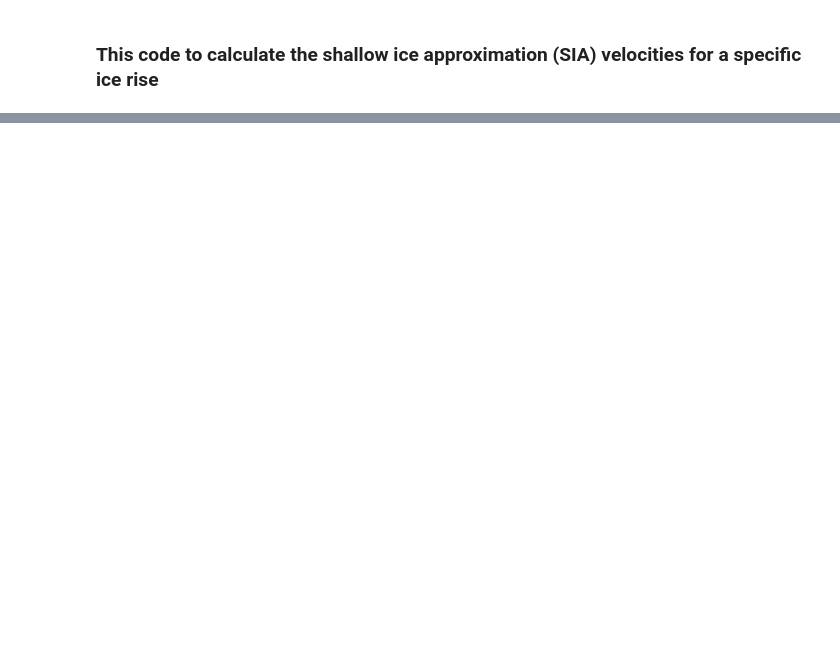
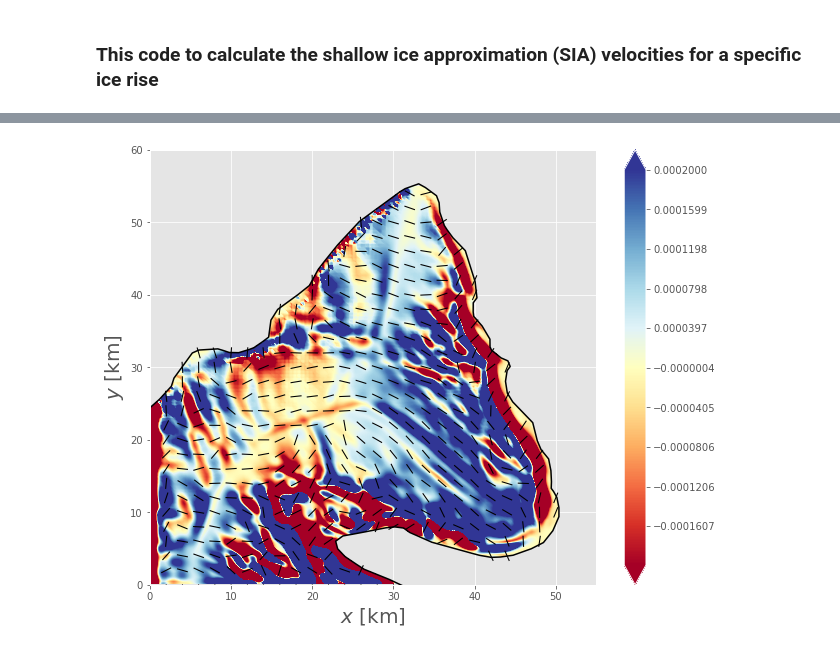
Before and after one commit to henryclara/Anisotropy_SIA, a Jupyter notebook: src/PlotData.ipynb, the cells around one changed output, grey strips where cells are left out. Drawn from its saved outputs; the diff is of its cells as text; code cells hidden in the pictures; blank space fills up the shorter version.

```diff
--- a/src/PlotData.ipynb
+++ b/src/PlotData.ipynb
@@ -195,15 +214,18 @@ for i in range(1, I-1):
 # %%
 # Calculate total strain at each node
 
-e_total = np.zeros_like(surf)
+def StrainMag(exx, eyy):
+    e_total = np.zeros_like(surf)
+    for i in range(1, I-1):
+        for j in range(1, J-1):
+            e_total[i][j] = (exx[i][j] + eyy[i][j])/2
+    return e_total
 
-for i in range(1, I-1):
-    for j in range(1, J-1):
-        e_total[i][j] = (exx[i][j] + eyy[i][j])/2
-
-# Add a tiny amount to every element
-
-#e_total = e_total + 0.0001
+e_total_1 = StrainMag(exx_1, eyy_1)
+e_total_5 = StrainMag(exx_5, eyy_5)
+e_total_10 = StrainMag(exx_10, eyy_10)
+e_total_20 = StrainMag(exx_20, eyy_20)
+e_total_25 = StrainMag(exx_25, eyy_25)
 # %%
 # Make array with velocity magnitudes
 
@@ -256,12 +296,17 @@ fig.savefig('HammarryggenVelocitySmoothing5.jpg', format='jpg', dpi=700, bbox_in
 # %%
 fig, ax = plt.subplots(1, 1, figsize=(10, 8))
-levels2 = np.linspace(-0.001,0.001,500)
-#levels2 = np.linspace(0,0.005,500)
-CS = ax.contourf(grid_x, grid_y, e_total, levels=levels2, cmap=plt.cm.GnBu, extend='max')
-#CS = ax.contourf(grid_x, grid_y, e_total, levels=levels2, cmap=plt.cm.GnBu, locator=ticker.LogLocator(), extend='max')
-
+#levels2 = np.linspace(-0.001,0.001,500)
+levels2 = np.linspace(-0.0002,0.0002,500)
+CS = ax.contourf(grid_x/1000-770, grid_y/1000-1960, e_total_1, levels=levels2, cmap=plt.cm.RdYlBu, extend='both')
+#CS = ax.contourf(grid_x, grid_y, e_total_1, levels=levels2, cmap=plt.cm.GnBu, locator=ticker.LogLocator(), extend='max')
+ax.set_xlim([0, 55])
+ax.set_ylim([0, 60])
 skip2 = (slice(None, None, 20), slice(None, None, 20))
-ax.quiver(grid_x[skip2], grid_y[skip2], v1_max[skip2], v2_max[skip2], scale=40, pivot='mid', headlength=0, headwidth=1)
-ax.plot(data_GL_reduced['X'], data_GL_reduced['Y'], color='black')
+ax.quiver(grid_x[skip2]/1000-770, grid_y[skip2]/1000-1960, v1_max_20[skip2], v2_max_20[skip2], scale=40, pivot='mid', headlength=0, headwidth=1)
+ax.plot(data_GL_reduced['X']/1000-770, data_GL_reduced['Y']/1000-1960, color='black')
+ax.set_xlabel(r'$x$ [km]', size=20)
+ax.set_ylabel(r'$y$ [km]', size=20)
 cbar = fig.colorbar(CS)
 #ax.tick_params(color='w', labelcolor='w')
+# %% [output]
+[figure, added]
```
Also changed, not shown: parts of 16 cells of this notebook.
